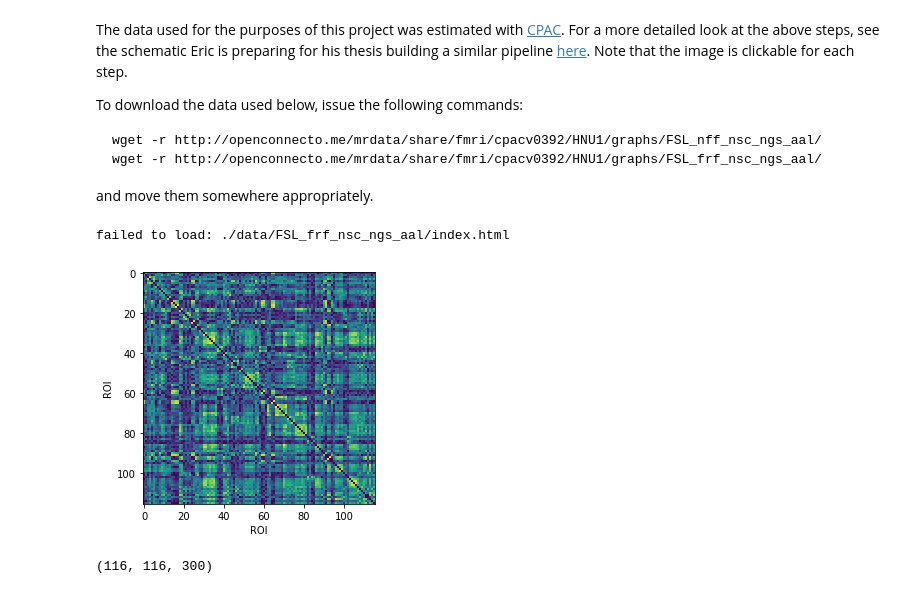
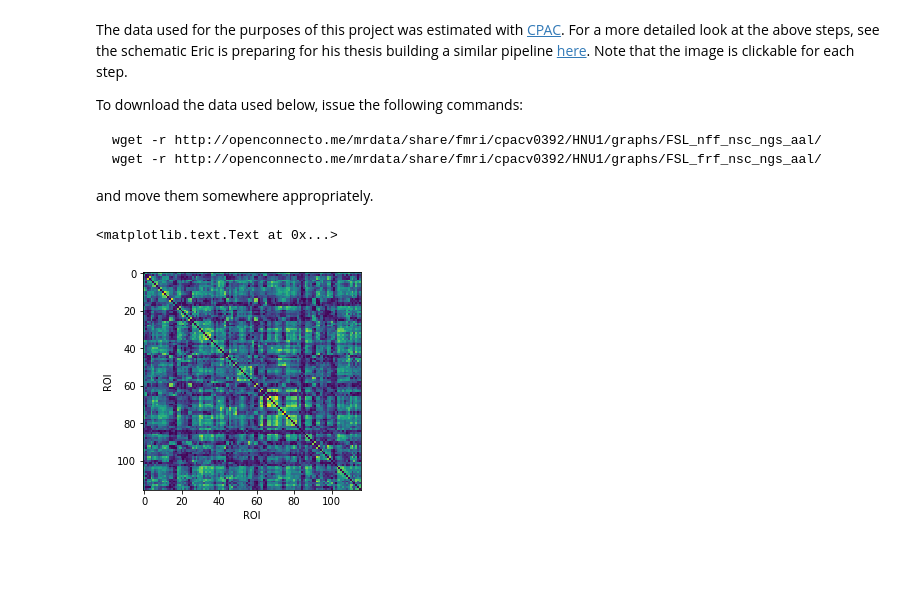
Before and after one commit to ebridge2/ams_446, a Jupyter notebook: Real_data.ipynb, the cells around one changed output. Drawn from its saved outputs; the diff is of its cells as text; code cells hidden in the pictures; blank space fills up the shorter version.

```diff
--- a/Real_data.ipynb
+++ b/Real_data.ipynb
@@ -44,6 +44,7 @@ import numpy as np
 import os.path as op
 from os import listdir
 import re
+from mpl_toolkits.mplot3d import Axes3D
 
 
 def get_graphs(directory, sub_loc, ses_loc):
@@ -70,7 +71,7 @@ def get_graphs(directory, sub_loc, ses_loc):
         if op.isfile(fname):
             try:
                 graphs.append(nx.to_numpy_matrix(nx.read_graphml(fname)))
-                split_name = re.split('_|-', fname)
+                split_name = re.split('_|-', f)
                 subs.append(split_name[sub_loc])
                 sessions.append(split_name[ses_loc])
             except:
@@ -79,7 +80,5 @@ def get_graphs(directory, sub_loc, ses_loc):
     data_mtx = np.swapaxes(data_mtx, 0, 2)
     return (data_mtx, subs, sessions)
 
-directory = './data/FSL_frf_nsc_ngs_aal'
+directory = '/data/project/filtered/'
 (graphs, subs, sessions) = get_graphs(directory, 1, 2)
-# %% [output]
-failed to load: ./data/FSL_frf_nsc_ngs_aal/index.html
@@ -86,15 +236,9 @@ failed to load: ./data/FSL_frf_nsc_ngs_aal/index.html
 # %%
-# visualize a correlation matrix to make sure they are valid
 fig = plt.figure()
 ax = fig.add_subplot(111)
-ax.imshow(graphs[:,:,0])
+ax.imshow(graphs[...,1])
 ax.set_xlabel('ROI')
 ax.set_ylabel('ROI')
-fig.tight_layout()
-fig.show()
 # %% [output]
+<matplotlib.text.Text at 0x...>
-[figure, old version]
+[figure, new version]
-# %%
-graphs.shape
-# %% [output]
-(116, 116, 300)
```
Also changed, not shown: parts of 18 cells of this notebook, 6 other files.
